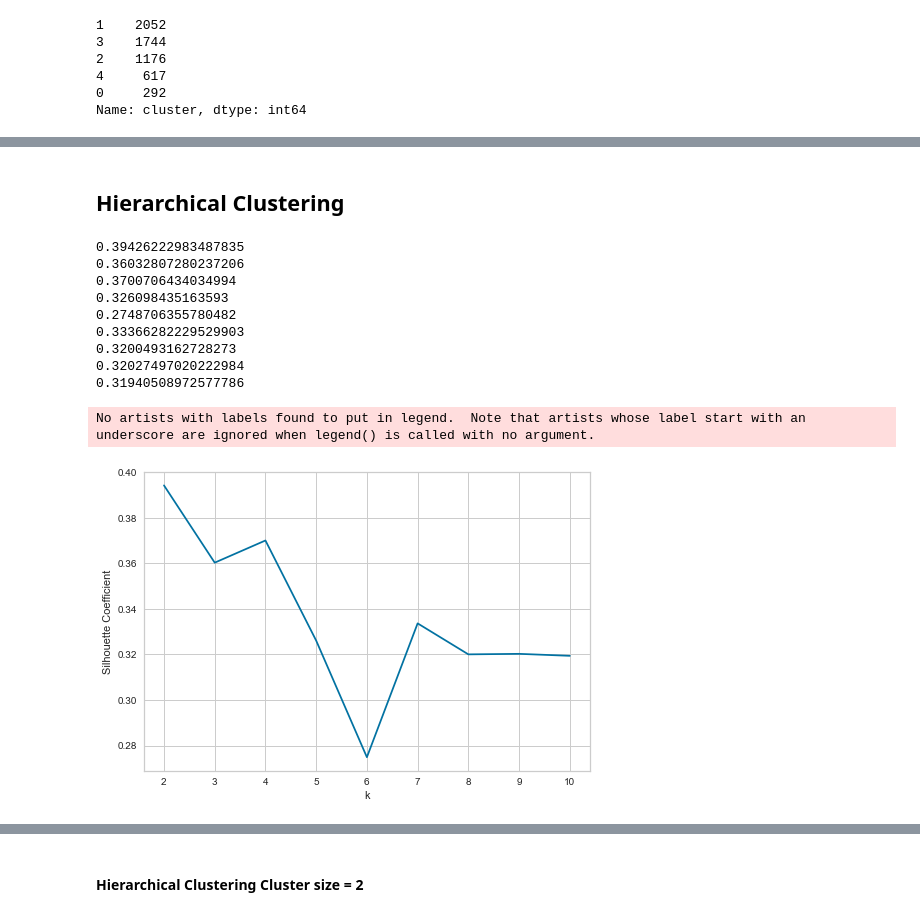
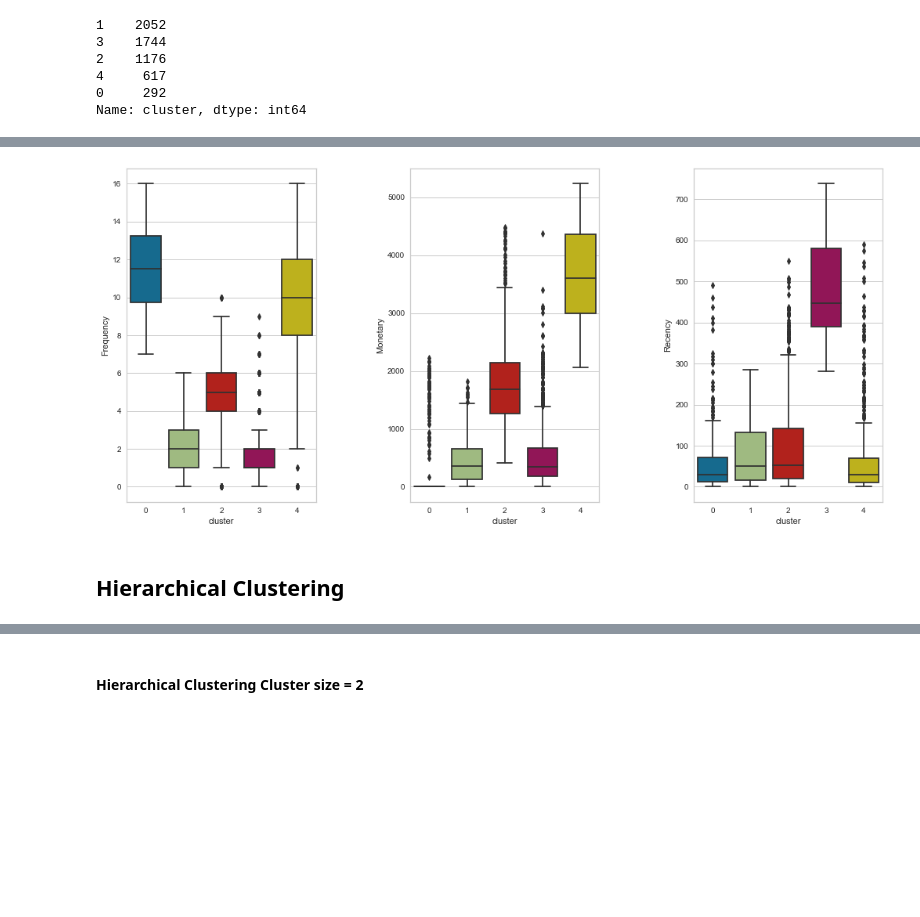
Before and after one commit to wuesten/Portfolio_2_MMS, a Jupyter notebook: market_segmentation.ipynb, the cells around one changed output, grey strips where cells are left out. Drawn from its saved outputs; the diff is of its cells as text; code cells hidden in the pictures; blank space fills up the shorter version.

```diff
--- a/market_segmentation.ipynb
+++ b/market_segmentation.ipynb
@@ -756,3 +759,7 @@ sns.catplot(x='cluster', y='Recency',
+# %%
+create_boxplot(rfm_df_copy)
+# %% [output]
+[figure, added]
 # %% [markdown]
 ## Hierarchical Clustering <a id='5'></a>
 # %%
@@ -775,21 +791,3 @@ def create_linkage(agg):
         counts[i] = current_count
     linkage_matrix = np.column_stack([agg.children_, agg.distances_,counts]).astype(float)
     return linkage_matrix
-# %%
-k_min = 2
-k_max = 10
-silhouette = calculate_silhouette_score("agg",k_min,k_max,rfm_df_sc)
-plot_silhouette_score(k_min,k_max,silhouette)
-#plot_elbow_method("agg",rfm_df_sc,k_min,k_max)
-# %% [output]
-0.39426222983487835
-0.36032807280237206
-0.3700706434034994
-0.326098435163593
-0.2748706355780482
-0.33366282229529903
-0.3200493162728273
-0.32027497020222984
-0.31940508972577786
-No artists with labels found to put in legend.  Note that artists whose label start with an underscore are ignored when legend() is called with no argument.
-[figure, removed]
```
Also changed, not shown: parts of 66 cells of this notebook.
